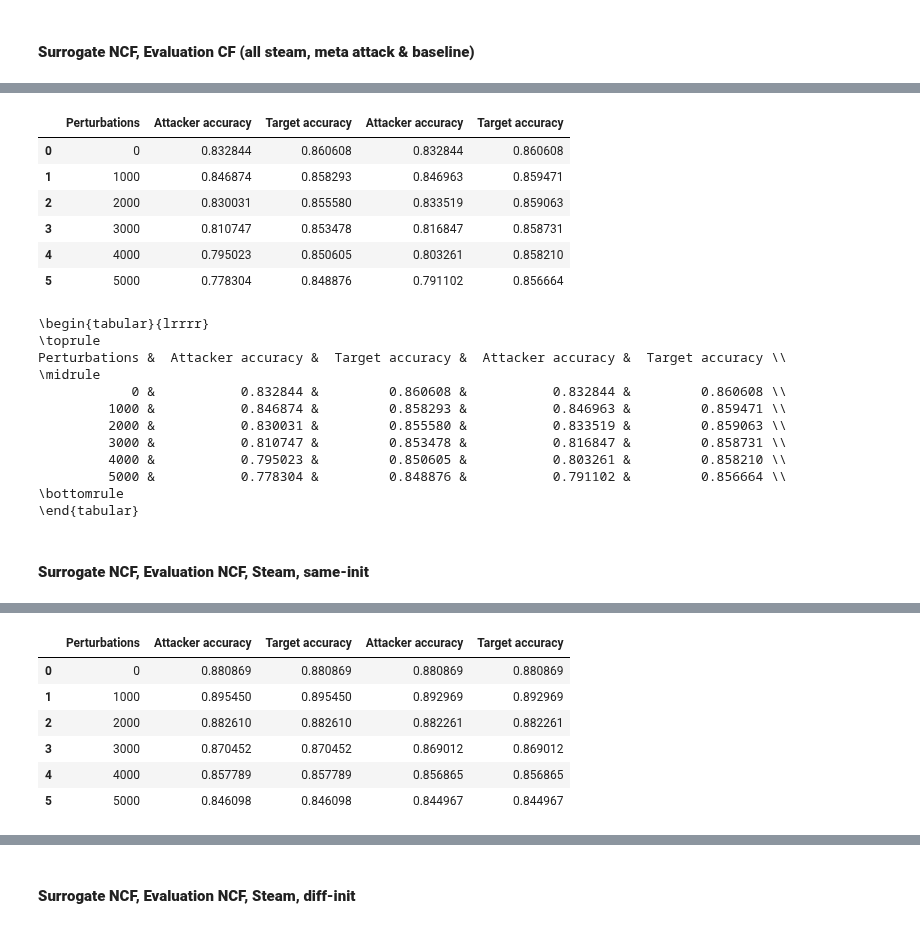
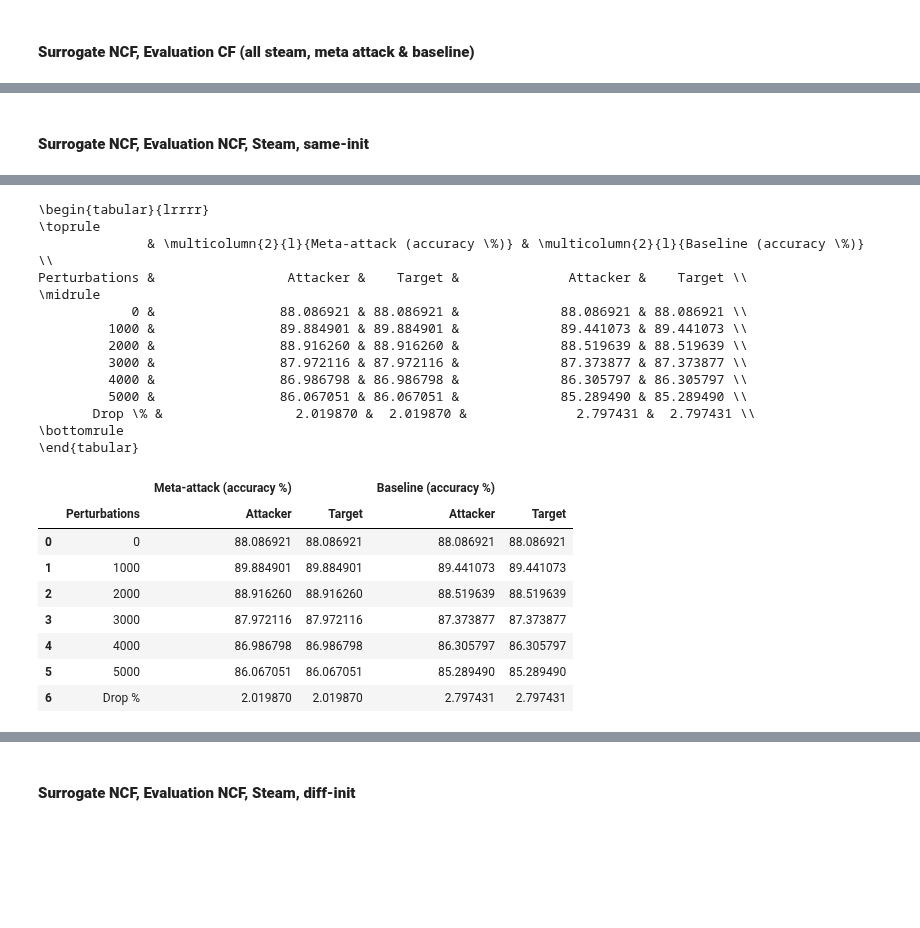
Before and after one commit to aravind-gk/RecSysAttack, a Jupyter notebook: check.ipynb, the cells around one changed output, grey strips where cells are left out. Drawn from its saved outputs; the diff is of its cells as text; code cells hidden in the pictures; blank space fills up the shorter version.

```diff
--- a/check.ipynb
+++ b/check.ipynb
@@ -45,34 +103,11 @@ base.columns = ['Attacker accuracy', 'Target accuracy']
-# %%
-table = pd.concat([meta, base], axis=1)
-table.reset_index(inplace=True)
-table.rename(columns={'index': 'Perturbations'}, inplace=True)
-table
-# %% [output]
-|  | Perturbations | Attacker accuracy | Target accuracy | Attacker accuracy | Target accuracy |
-| 0 | 0 | 0.832844 | 0.860608 | 0.832844 | 0.860608 |
-| 1 | 1000 | 0.846874 | 0.858293 | 0.846963 | 0.859471 |
-| 2 | 2000 | 0.830031 | 0.855580 | 0.833519 | 0.859063 |
-| 3 | 3000 | 0.810747 | 0.853478 | 0.816847 | 0.858731 |
-| 4 | 4000 | 0.795023 | 0.850605 | 0.803261 | 0.858210 |
-| 5 | 5000 | 0.778304 | 0.848876 | 0.791102 | 0.856664 |
-# %%
-print(table.to_latex(index = False, bold_rows = False))
-# %% [output]
-\begin{tabular}{lrrrr}
-\toprule
-Perturbations &  Attacker accuracy &  Target accuracy &  Attacker accuracy &  Target accuracy \\
-\midrule
-            0 &           0.832844 &         0.860608 &           0.832844 &         0.860608 \\
-         1000 &           0.846874 &         0.858293 &           0.846963 &         0.859471 \\
-         2000 &           0.830031 &         0.855580 &           0.833519 &         0.859063 \\
-         3000 &           0.810747 &         0.853478 &           0.816847 &         0.858731 \\
-         4000 &           0.795023 &         0.850605 &           0.803261 &         0.858210 \\
-         5000 &           0.778304 &         0.848876 &           0.791102 &         0.856664 \\
-\bottomrule
-\end{tabular}
 # %% [markdown]
 #### **Surrogate NCF, Evaluation NCF, Steam, same-init**
 # %%
 # filenames
 meta_file = 'results/steam/perturbations_surrogateNCF_evalNCF_meta_Delta=5000_T=600_LR=100_Factors=64_sameinit_auto_r.csv'
 base_file = 'results/steam/perturbations_surrogateNCF_evalNCF_baseline_Delta=5000_T=600_LR=100_Factors=64_sameinit_auto_r.csv'
+
+table, latex = parseResults(meta_file = meta_file, base_file = base_file)
+print(latex)
+table
+# %% [output]
@@ -78,0 +119,23 @@ base_file = 'results/steam/perturbations_surrogateNCF_evalNCF_baseline_Delta=500
+\begin{tabular}{lrrrr}
+\toprule
+              & \multicolumn{2}{l}{Meta-attack (accuracy \%)} & \multicolumn{2}{l}{Baseline (accuracy \%)} \\
+Perturbations &                 Attacker &    Target &              Attacker &    Target \\
+\midrule
+            0 &                88.086921 & 88.086921 &             88.086921 & 88.086921 \\
+         1000 &                89.884901 & 89.884901 &             89.441073 & 89.441073 \\
+         2000 &                88.916260 & 88.916260 &             88.519639 & 88.519639 \\
+         3000 &                87.972116 & 87.972116 &             87.373877 & 87.373877 \\
+         4000 &                86.986798 & 86.986798 &             86.305797 & 86.305797 \\
+         5000 &                86.067051 & 86.067051 &             85.289490 & 85.289490 \\
+       Drop \% &                 2.019870 &  2.019870 &              2.797431 &  2.797431 \\
+\bottomrule
+\end{tabular}
+|  |  | Meta-attack (accuracy %) |  | Baseline (accuracy %) |  |
+|  | Perturbations | Attacker | Target | Attacker | Target |
+| 0 | 0 | 88.086921 | 88.086921 | 88.086921 | 88.086921 |
+| 1 | 1000 | 89.884901 | 89.884901 | 89.441073 | 89.441073 |
+| 2 | 2000 | 88.916260 | 88.916260 | 88.519639 | 88.519639 |
+| 3 | 3000 | 87.972116 | 87.972116 | 87.373877 | 87.373877 |
+| 4 | 4000 | 86.986798 | 86.986798 | 86.305797 | 86.305797 |
+| 5 | 5000 | 86.067051 | 86.067051 | 85.289490 | 85.289490 |
+| 6 | Drop % | 2.019870 | 2.019870 | 2.797431 | 2.797431 |
@@ -94,13 +141,0 @@ base.columns = ['Attacker accuracy', 'Target accuracy']
-# %%
-table = pd.concat([meta, base], axis=1)
-table.reset_index(inplace=True)
-table.rename(columns={'index': 'Perturbations'}, inplace=True)
-table
-# %% [output]
-|  | Perturbations | Attacker accuracy | Target accuracy | Attacker accuracy | Target accuracy |
-| 0 | 0 | 0.880869 | 0.880869 | 0.880869 | 0.880869 |
-| 1 | 1000 | 0.895450 | 0.895450 | 0.892969 | 0.892969 |
-| 2 | 2000 | 0.882610 | 0.882610 | 0.882261 | 0.882261 |
-| 3 | 3000 | 0.870452 | 0.870452 | 0.869012 | 0.869012 |
-| 4 | 4000 | 0.857789 | 0.857789 | 0.856865 | 0.856865 |
-| 5 | 5000 | 0.846098 | 0.846098 | 0.844967 | 0.844967 |
```
Also changed, not shown: parts of 27 cells of this notebook.
